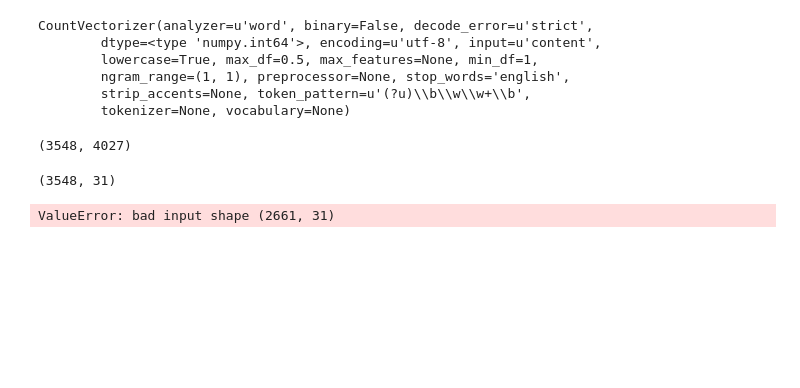
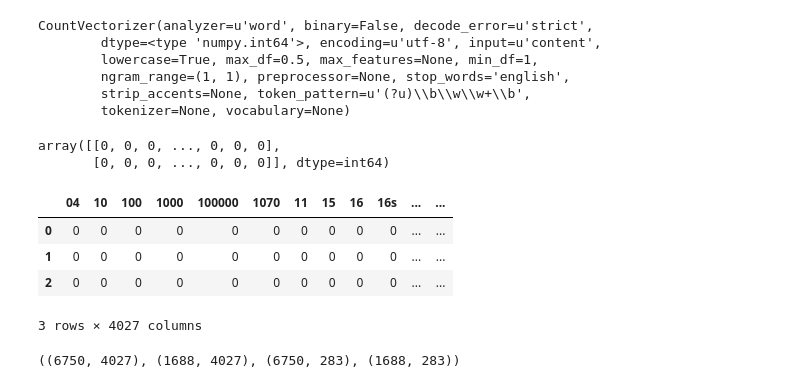
Before and after one commit to djangopycon-fire/ml_project_1, a Jupyter notebook: data_analysis.ipynb, the cells around one changed output. Drawn from its saved outputs; the diff is of its cells as text; code cells hidden in the pictures; blank space fills up the shorter version.

```diff
--- a/data_analysis.ipynb
+++ b/data_analysis.ipynb
@@ -199,10 +263,10 @@ ValueError: bad input shape (3548, 31)
 ### Vectorize dataset
 # %%
 # instatiate the vectorizer
-vect=CountVectorizer(max_df=0.5, min_df=1, stop_words='english')
+vect_for_title=CountVectorizer(max_df=0.5, min_df=1, stop_words='english')
 # %%
 # Learn train_data from vocabulury
-vect.fit(train_data)
+vect_for_title.fit(train_data)
 # %% [output]
 CountVectorizer(analyzer=u'word', binary=False, decode_error=u'strict',
         dtype=<type 'numpy.int64'>, encoding=u'utf-8', input=u'content',
@@ -211,14 +275,20 @@ CountVectorizer(analyzer=u'word', binary=False, decode_error=u'strict',
         strip_accents=None, token_pattern=u'(?u)\\b\\w\\w+\\b',
         tokenizer=None, vocabulary=None)
 # %%
-X_train_dtm=vect.transform(train_data)
+X_train_dtm=vect_for_title.transform(train_data)
 # %%
 X_train_array=X_train_dtm.toarray()
 # %%
-X_train_array.shape
+X_train_array[:2]
 # %% [output]
-(3548, 4027)
+array([[0, 0, 0, ..., 0, 0, 0],
+       [0, 0, 0, ..., 0, 0, 0]], dtype=int64)
-# %%
-y.shape
-# %% [output]
-(3548, 31)
+# %%
+df=pd.DataFrame(X_train_array,columns=vect_for_title.get_feature_names())
+df.loc[0:2,:]
+# %% [output]
+|  | 04 | 10 | 100 | 1000 | 100000 | 1070 | 11 | 15 | 16 | 16s | ... | ... |
+| 0 | 0 | 0 | 0 | 0 | 0 | 0 | 0 | 0 | 0 | 0 | ... | ... |
+| 1 | 0 | 0 | 0 | 0 | 0 | 0 | 0 | 0 | 0 | 0 | ... | ... |
+| 2 | 0 | 0 | 0 | 0 | 0 | 0 | 0 | 0 | 0 | 0 | ... | ... |
+3 rows × 4027 columns
@@ -231,4 +301,4 @@ clf=LinearSVC(C=0.01, penalty="l1", dual=False)
-# %%
-clf.fit(X_train,y_train)
-# %% [output]
-ValueError: bad input shape (2661, 31)
+# %%
+X_train.shape, X_test.shape,y_train.shape, y_test.shape
+# %% [output]
+((6750, 4027), (1688, 4027), (6750, 283), (1688, 283))
```
Also changed, not shown: parts of 19 cells of this notebook.
